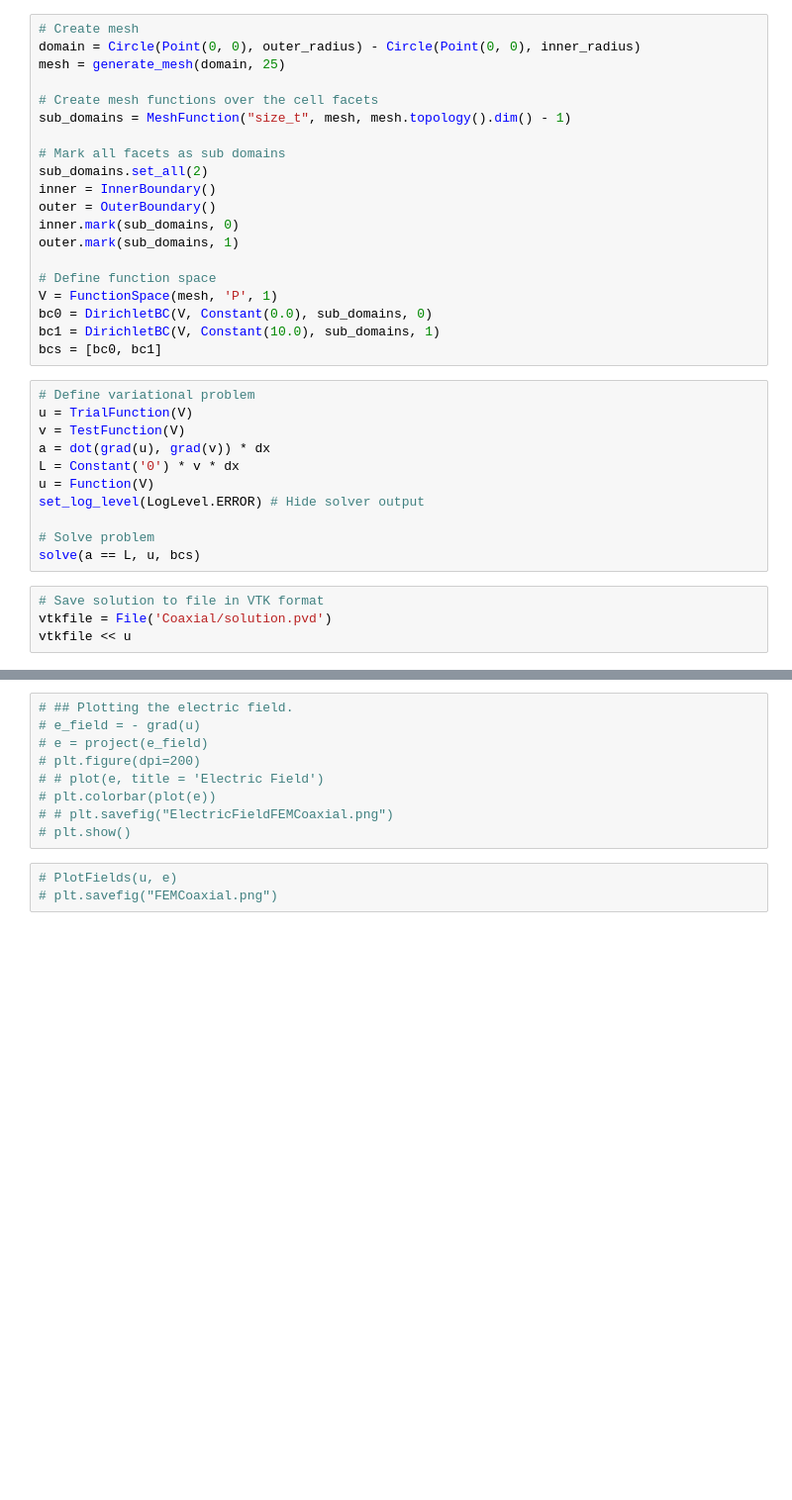
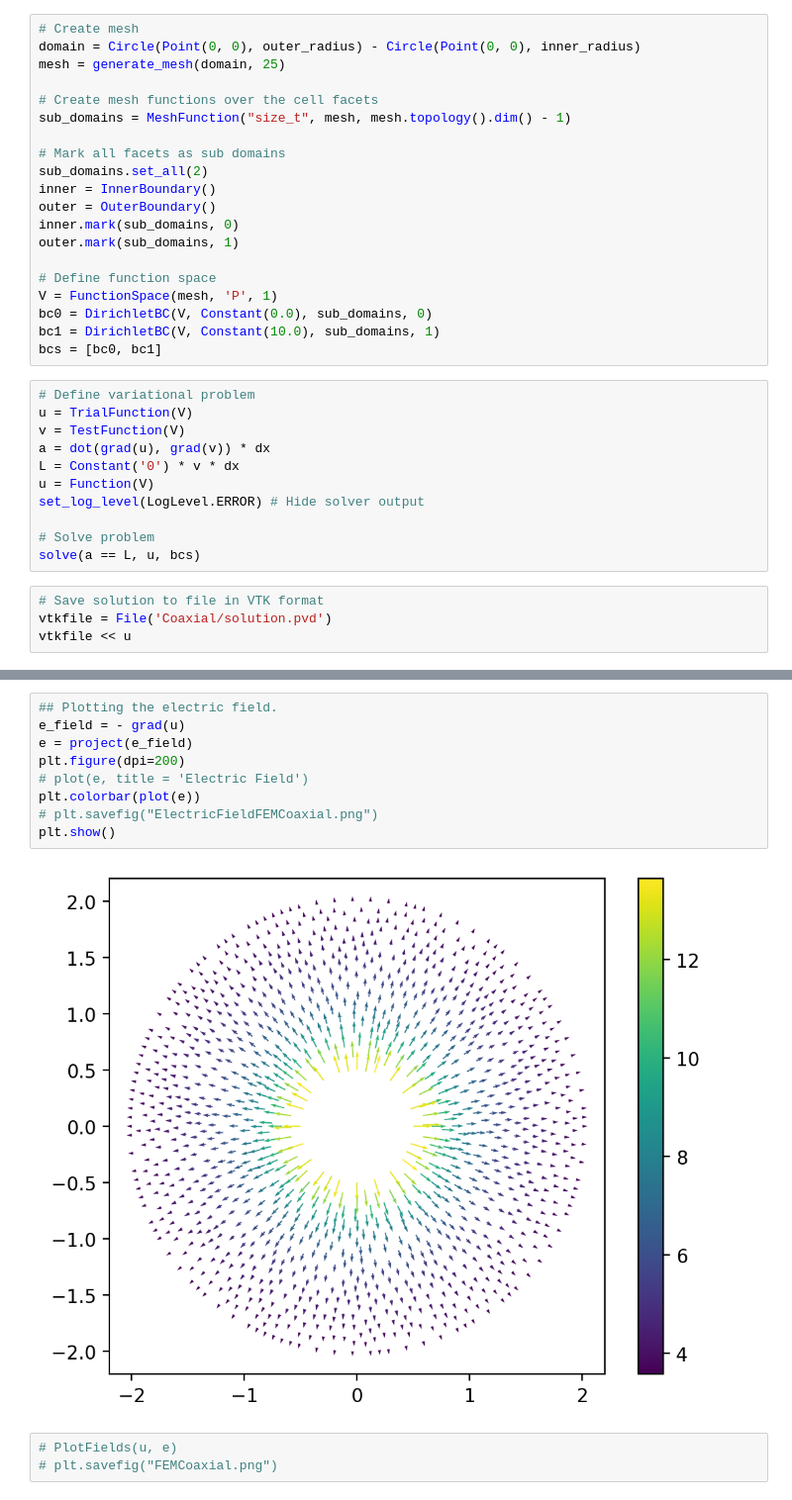
Before and after one commit to emmanuellfc/EM_Tufts_Fall2023, a Jupyter notebook: Coaxial_Cable.ipynb, the cells around one changed output, grey strips where cells are left out. Shown at 99% size. Cells and saved outputs as stored; diff of their text form; blank space fills up the shorter version.

```diff
--- a/Coaxial_Cable.ipynb
+++ b/Coaxial_Cable.ipynb
@@ -147,12 +151,14 @@ vtkfile << u
 # %%
-# ## Plotting the electric field.
-# e_field = - grad(u)
-# e = project(e_field)
-# plt.figure(dpi=200)
-# # plot(e, title = 'Electric Field')
-# plt.colorbar(plot(e))
-# # plt.savefig("ElectricFieldFEMCoaxial.png")
-# plt.show()
+## Plotting the electric field.
+e_field = - grad(u)
+e = project(e_field)
+plt.figure(dpi=200)
+# plot(e, title = 'Electric Field')
+plt.colorbar(plot(e))
+# plt.savefig("ElectricFieldFEMCoaxial.png")
+plt.show()
+# %% [output]
+[figure, added]
 # %%
 # PlotFields(u, e)
 # plt.savefig("FEMCoaxial.png")
```
Also changed, not shown: parts of 6 cells of this notebook, 7 other files.
